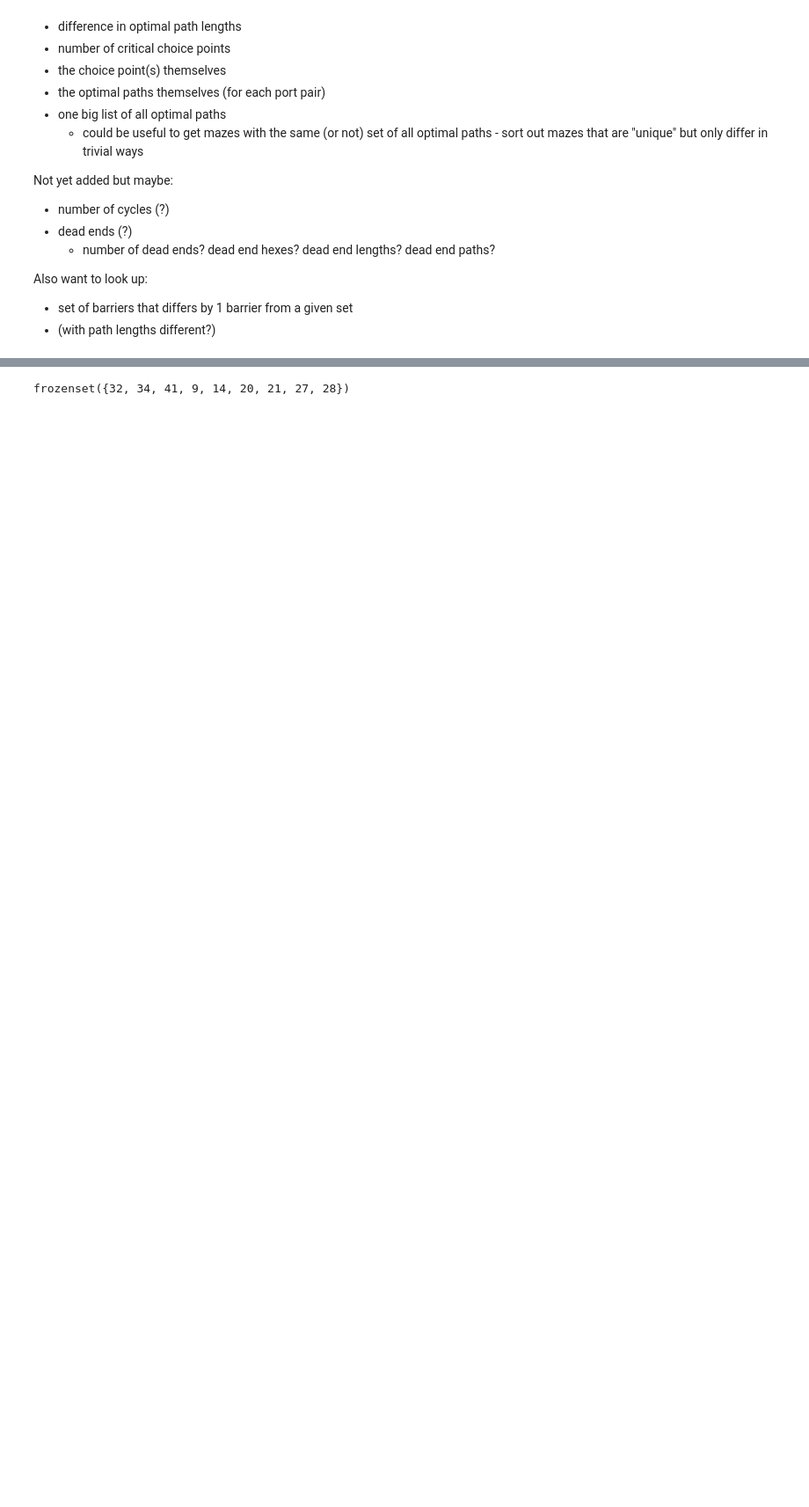
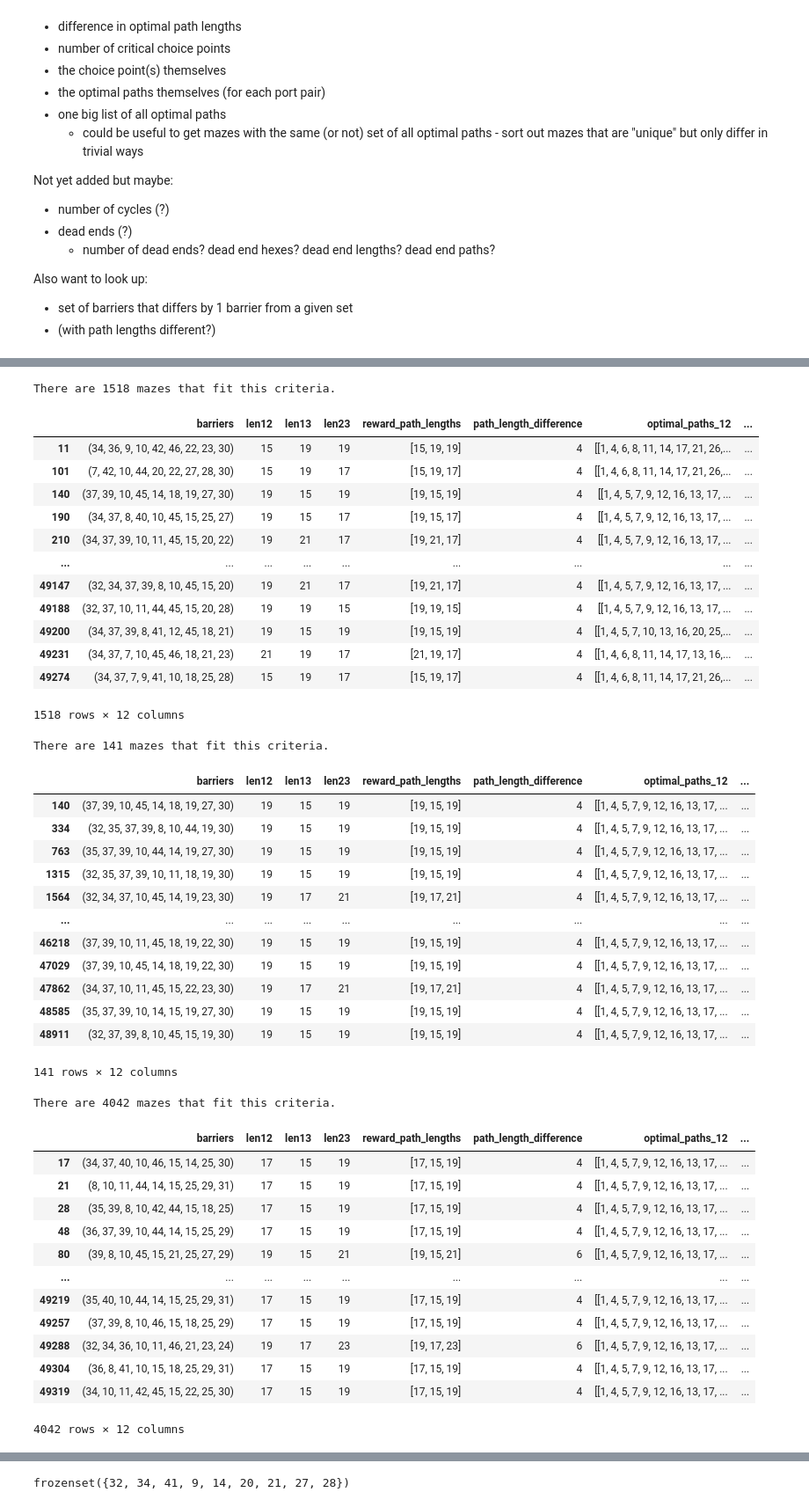
Before and after one commit to calderast/Maze_config, a Jupyter notebook: hex-maze-lookup.ipynb, the cells around one changed output, grey strips where cells are left out. Shown: that part at 88% size. Drawn from its saved outputs; the diff is of its cells as text; code cells hidden in the pictures; blank space fills up the shorter version.

```diff
--- a/hex-maze-lookup.ipynb
+++ b/hex-maze-lookup.ipynb
@@ -160,0 +127,68 @@ display(filtered_df)
+# %%
+# Let's take a look at our entire dataframe
+#display(df)
+
+# now let's get a subset of the dataframe including only mazes with certain attributes!
+
+# for example, I want only mazes with 3 choice points
+filtered_df = df[(df['num_choice_points'] == 3)]
+print(f"There are {len(filtered_df)} mazes that fit this criteria.")
+display(filtered_df)
+
+# now I want only mazes with 3 specific choice points: 21, 20 and 16
+filtered_df = df[(df['choice_points'] == {21, 20, 16})]
+print(f"There are {len(filtered_df)} mazes that fit this criteria.")
+display(filtered_df)
+
+# now I want mazes with 16 as the ONLY choice point
+filtered_df = df[(df['choice_points'] == {16})]
+print(f"There are {len(filtered_df)} mazes that fit this criteria.")
+display(filtered_df)
+
+# or mazes with 16 as a choice point, but it's ok if there are other choice points too
+filtered_df = df[df['choice_points'].apply(lambda x: 16 in x)]
+print(f"There are {len(filtered_df)} mazes that fit this criteria.")
+display(filtered_df)
+# %% [output]
+There are 1518 mazes that fit this criteria.
+|  | barriers | len12 | len13 | len23 | reward_path_lengths | path_length_difference | optimal_paths_12 | ... |
+| 11 | (34, 36, 9, 10, 42, 46, 22, 23, 30) | 15 | 19 | 19 | [15, 19, 19] | 4 | [[1, 4, 6, 8, 11, 14, 17, 21, 26,... | ... |
+| 101 | (7, 42, 10, 44, 20, 22, 27, 28, 30) | 15 | 19 | 17 | [15, 19, 17] | 4 | [[1, 4, 6, 8, 11, 14, 17, 21, 26,... | ... |
+| 140 | (37, 39, 10, 45, 14, 18, 19, 27, 30) | 19 | 15 | 19 | [19, 15, 19] | 4 | [[1, 4, 5, 7, 9, 12, 16, 13, 17, ... | ... |
+| 190 | (34, 37, 8, 40, 10, 45, 15, 25, 27) | 19 | 15 | 17 | [19, 15, 17] | 4 | [[1, 4, 5, 7, 9, 12, 16, 13, 17, ... | ... |
+| 210 | (34, 37, 39, 10, 11, 45, 15, 20, 22) | 19 | 21 | 17 | [19, 21, 17] | 4 | [[1, 4, 5, 7, 9, 12, 16, 13, 17, ... | ... |
+| ... | ... | ... | ... | ... | ... | ... | ... | ... |
+| 49147 | (32, 34, 37, 39, 8, 10, 45, 15, 20) | 19 | 21 | 17 | [19, 21, 17] | 4 | [[1, 4, 5, 7, 9, 12, 16, 13, 17, ... | ... |
+| 49188 | (32, 37, 10, 11, 44, 45, 15, 20, 28) | 19 | 19 | 15 | [19, 19, 15] | 4 | [[1, 4, 5, 7, 9, 12, 16, 13, 17, ... | ... |
+| 49200 | (34, 37, 39, 8, 41, 12, 45, 18, 21) | 19 | 15 | 19 | [19, 15, 19] | 4 | [[1, 4, 5, 7, 10, 13, 16, 20, 25,... | ... |
+| 49231 | (34, 37, 7, 10, 45, 46, 18, 21, 23) | 21 | 19 | 17 | [21, 19, 17] | 4 | [[1, 4, 6, 8, 11, 14, 17, 13, 16,... | ... |
+| 49274 | (34, 37, 7, 9, 41, 10, 18, 25, 28) | 15 | 19 | 17 | [15, 19, 17] | 4 | [[1, 4, 6, 8, 11, 14, 17, 21, 26,... | ... |
+1518 rows × 12 columns
+There are 141 mazes that fit this criteria.
+|  | barriers | len12 | len13 | len23 | reward_path_lengths | path_length_difference | optimal_paths_12 | ... |
+| 140 | (37, 39, 10, 45, 14, 18, 19, 27, 30) | 19 | 15 | 19 | [19, 15, 19] | 4 | [[1, 4, 5, 7, 9, 12, 16, 13, 17, ... | ... |
+| 334 | (32, 35, 37, 39, 8, 10, 44, 19, 30) | 19 | 15 | 19 | [19, 15, 19] | 4 | [[1, 4, 5, 7, 9, 12, 16, 13, 17, ... | ... |
+| 763 | (35, 37, 39, 10, 44, 14, 19, 27, 30) | 19 | 15 | 19 | [19, 15, 19] | 4 | [[1, 4, 5, 7, 9, 12, 16, 13, 17, ... | ... |
+| 1315 | (32, 35, 37, 39, 10, 11, 18, 19, 30) | 19 | 15 | 19 | [19, 15, 19] | 4 | [[1, 4, 5, 7, 9, 12, 16, 13, 17, ... | ... |
+| 1564 | (32, 34, 37, 10, 45, 14, 19, 23, 30) | 19 | 17 | 21 | [19, 17, 21] | 4 | [[1, 4, 5, 7, 9, 12, 16, 13, 17, ... | ... |
+| ... | ... | ... | ... | ... | ... | ... | ... | ... |
+| 46218 | (37, 39, 10, 11, 45, 18, 19, 22, 30) | 19 | 15 | 19 | [19, 15, 19] | 4 | [[1, 4, 5, 7, 9, 12, 16, 13, 17, ... | ... |
+| 47029 | (37, 39, 10, 45, 14, 18, 19, 22, 30) | 19 | 15 | 19 | [19, 15, 19] | 4 | [[1, 4, 5, 7, 9, 12, 16, 13, 17, ... | ... |
+| 47862 | (34, 37, 10, 11, 45, 15, 22, 23, 30) | 19 | 17 | 21 | [19, 17, 21] | 4 | [[1, 4, 5, 7, 9, 12, 16, 13, 17, ... | ... |
+| 48585 | (35, 37, 39, 10, 14, 15, 19, 27, 30) | 19 | 15 | 19 | [19, 15, 19] | 4 | [[1, 4, 5, 7, 9, 12, 16, 13, 17, ... | ... |
+| 48911 | (32, 37, 39, 8, 10, 45, 15, 19, 30) | 19 | 15 | 19 | [19, 15, 19] | 4 | [[1, 4, 5, 7, 9, 12, 16, 13, 17, ... | ... |
+141 rows × 12 columns
+There are 4042 mazes that fit this criteria.
+|  | barriers | len12 | len13 | len23 | reward_path_lengths | path_length_difference | optimal_paths_12 | ... |
+| 17 | (34, 37, 40, 10, 46, 15, 14, 25, 30) | 17 | 15 | 19 | [17, 15, 19] | 4 | [[1, 4, 5, 7, 9, 12, 16, 13, 17, ... | ... |
+| 21 | (8, 10, 11, 44, 14, 15, 25, 29, 31) | 17 | 15 | 19 | [17, 15, 19] | 4 | [[1, 4, 5, 7, 9, 12, 16, 13, 17, ... | ... |
+| 28 | (35, 39, 8, 10, 42, 44, 15, 18, 25) | 17 | 15 | 19 | [17, 15, 19] | 4 | [[1, 4, 5, 7, 9, 12, 16, 13, 17, ... | ... |
+| 48 | (36, 37, 39, 10, 44, 14, 15, 25, 29) | 17 | 15 | 19 | [17, 15, 19] | 4 | [[1, 4, 5, 7, 9, 12, 16, 13, 17, ... | ... |
+| 80 | (39, 8, 10, 45, 15, 21, 25, 27, 29) | 19 | 15 | 21 | [19, 15, 21] | 6 | [[1, 4, 5, 7, 9, 12, 16, 13, 17, ... | ... |
+| ... | ... | ... | ... | ... | ... | ... | ... | ... |
+| 49219 | (35, 40, 10, 44, 14, 15, 25, 29, 31) | 17 | 15 | 19 | [17, 15, 19] | 4 | [[1, 4, 5, 7, 9, 12, 16, 13, 17, ... | ... |
+| 49257 | (37, 39, 8, 10, 46, 15, 18, 25, 29) | 17 | 15 | 19 | [17, 15, 19] | 4 | [[1, 4, 5, 7, 9, 12, 16, 13, 17, ... | ... |
+| 49288 | (32, 34, 36, 10, 11, 46, 21, 23, 24) | 19 | 17 | 23 | [19, 17, 23] | 6 | [[1, 4, 5, 7, 9, 12, 16, 13, 17, ... | ... |
+| 49304 | (36, 8, 41, 10, 15, 18, 25, 29, 31) | 17 | 15 | 19 | [17, 15, 19] | 4 | [[1, 4, 5, 7, 9, 12, 16, 13, 17, ... | ... |
+| 49319 | (34, 10, 11, 42, 45, 15, 22, 25, 30) | 17 | 15 | 19 | [17, 15, 19] | 4 | [[1, 4, 5, 7, 9, 12, 16, 13, 17, ... | ... |
+4042 rows × 12 columns
```
Also changed, not shown: parts of 7 cells of this notebook, 2 other files.
